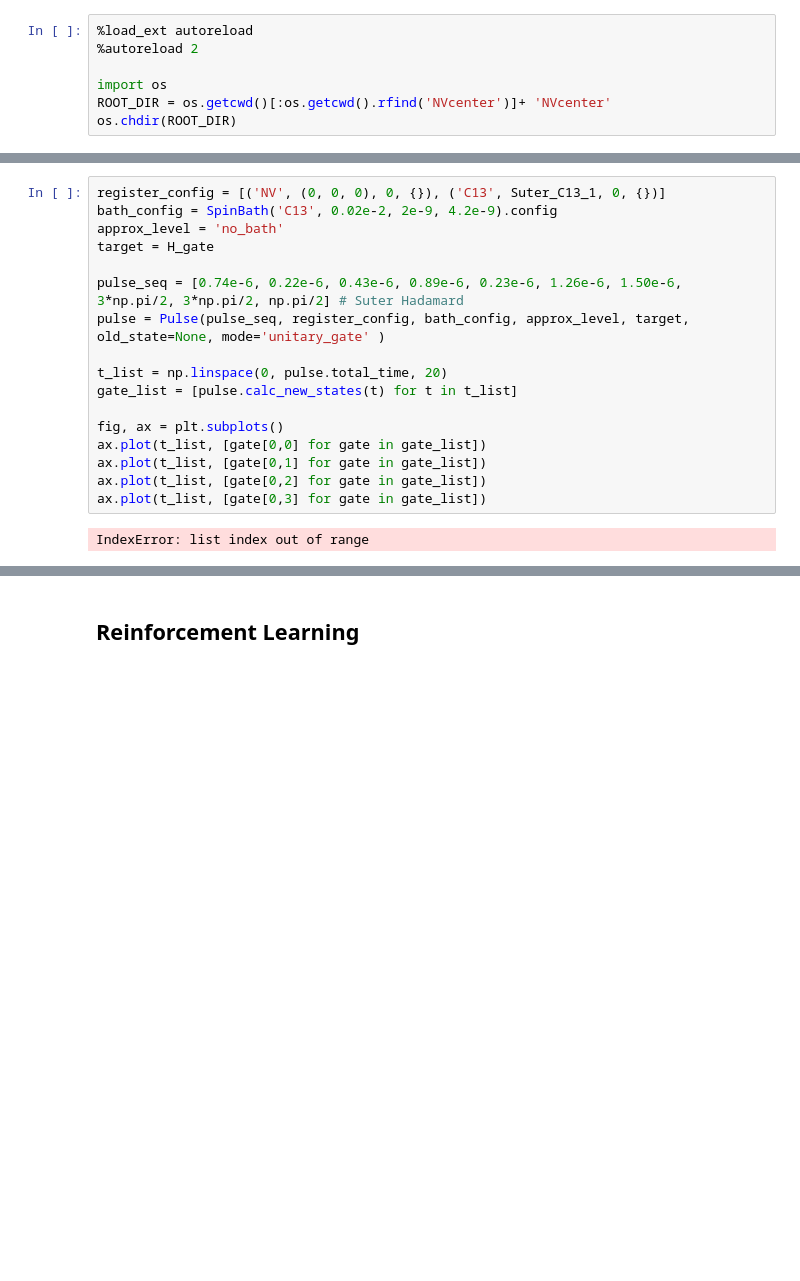
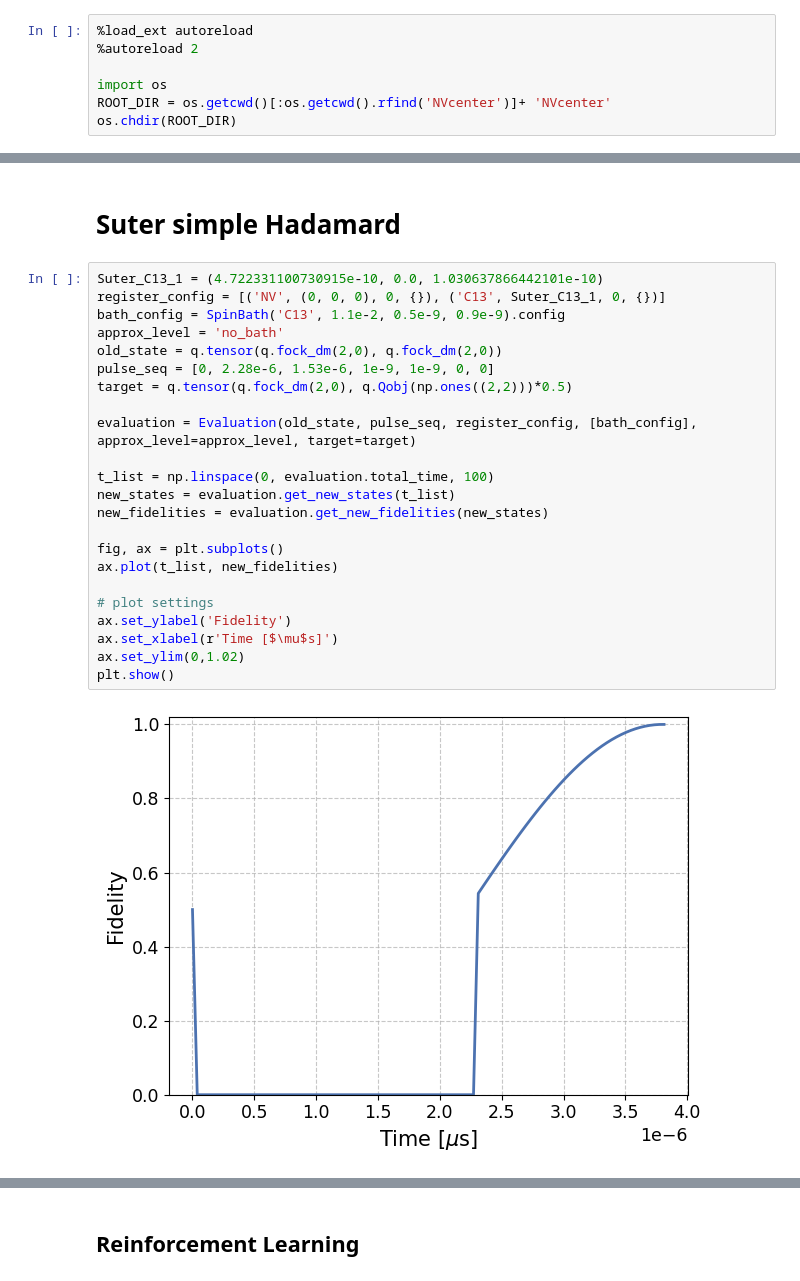
Before and after one commit to dehe1011/NVcenter, a Jupyter notebook: development/development.ipynb, the cells around one changed output, grey strips where cells are left out. Drawn from its saved outputs; the diff is of its cells as text; blank space fills up the shorter version.

```diff
--- a/development/development.ipynb
+++ b/development/development.ipynb
@@ -26,22 +28,30 @@ Suter_C13_1 = (4.722331100730915e-10, 0.0, 1.030637866442101e-10)
 # pulse_seq = [0e-6, 4.06e-6, 1.57e-6, 1.51e-6, 1.00, 3.58, 1.68, 0.69, 1.97, 0.50] # Dominik Hadamard
 # pulse_seq = [0.74e-6, 0.22e-6, 0.43e-6, 0.89e-6, 0.23e-6, 1.26e-6, 1.50e-6, 3*np.pi/2, 3*np.pi/2, np.pi/2] # Suter Hadamard
 # pulse_seq = [3.78e-6, 2.11e-6, 2.15e-6, 0.63e-6, 1.88e-6, 3.96e-6, 1.9e-6, 0, np.pi/5, np.pi/2] # Suter CNOT
-# %%
-register_config = [('NV', (0, 0, 0), 0, {}), ('C13', Suter_C13_1, 0, {})]
-bath_config = SpinBath('C13', 0.02e-2, 2e-9, 4.2e-9).config
-approx_level = 'no_bath'
-target = H_gate
-
-pulse_seq = [0.74e-6, 0.22e-6, 0.43e-6, 0.89e-6, 0.23e-6, 1.26e-6, 1.50e-6, 3*np.pi/2, 3*np.pi/2, np.pi/2] # Suter Hadamard
-pulse = Pulse(pulse_seq, register_config, bath_config, approx_level, target, old_state=None, mode='unitary_gate' )
-
-t_list = np.linspace(0, pulse.total_time, 20)
-gate_list = [pulse.calc_new_states(t) for t in t_list]
-
-fig, ax = plt.subplots()
-ax.plot(t_list, [gate[0,0] for gate in gate_list])
-ax.plot(t_list, [gate[0,1] for gate in gate_list])
-ax.plot(t_list, [gate[0,2] for gate in gate_list])
-ax.plot(t_list, [gate[0,3] for gate in gate_list])
-# %% [output]
-IndexError: list index out of range
+# %% [markdown]
+# Suter simple Hadamard
+# %%
+Suter_C13_1 = (4.722331100730915e-10, 0.0, 1.030637866442101e-10)
+register_config = [('NV', (0, 0, 0), 0, {}), ('C13', Suter_C13_1, 0, {})]
+bath_config = SpinBath('C13', 1.1e-2, 0.5e-9, 0.9e-9).config
+approx_level = 'no_bath'
+old_state = q.tensor(q.fock_dm(2,0), q.fock_dm(2,0))
+pulse_seq = [0, 2.28e-6, 1.53e-6, 1e-9, 1e-9, 0, 0]
+target = q.tensor(q.fock_dm(2,0), q.Qobj(np.ones((2,2)))*0.5)
+
+evaluation = Evaluation(old_state, pulse_seq, register_config, [bath_config], approx_level=approx_level, target=target)
+
+t_list = np.linspace(0, evaluation.total_time, 100)
+new_states = evaluation.get_new_states(t_list)
+new_fidelities = evaluation.get_new_fidelities(new_states)
+
+fig, ax = plt.subplots()
+ax.plot(t_list, new_fidelities)
+
+# plot settings
+ax.set_ylabel('Fidelity')
+ax.set_xlabel(r'Time [$\mu$s]')
+ax.set_ylim(0,1.02)
+plt.show()
+# %% [output]
+[figure, added]
```
Also changed, not shown: parts of 11 cells of this notebook, 21 other files.
